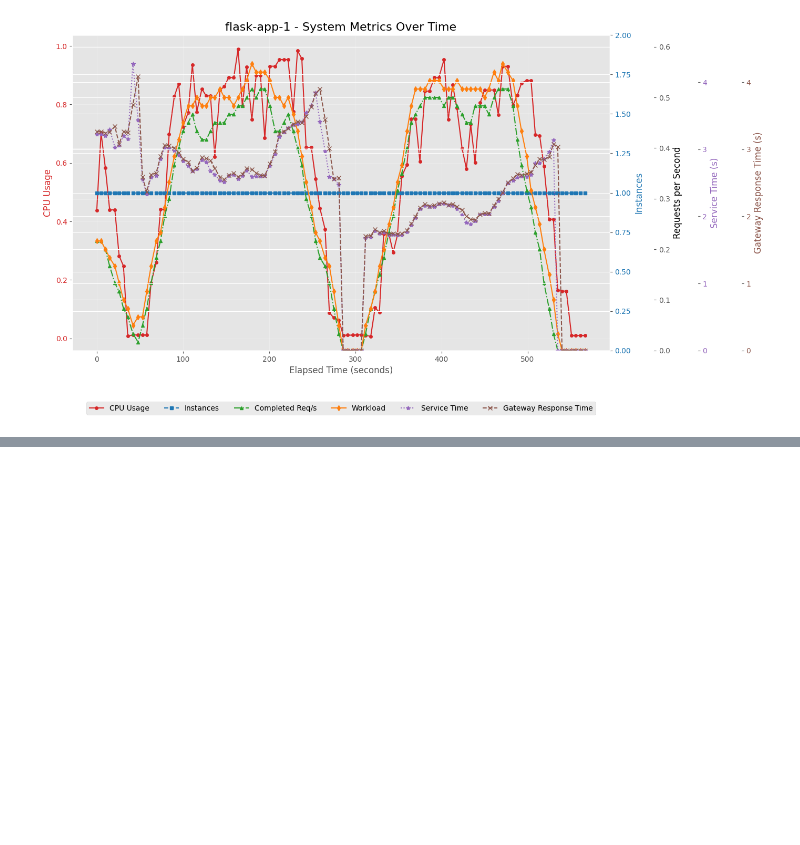
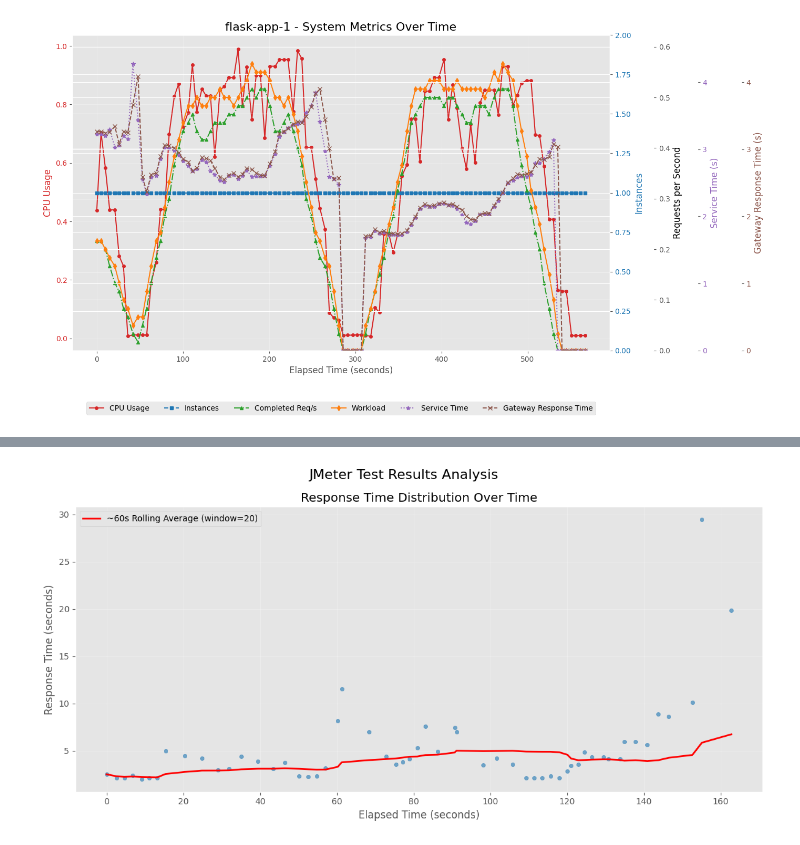
Before and after one commit to chris-carstens/adaptive-resource-management-ai, a Jupyter notebook: log-agent/flask_app_metrics_analysis.ipynb, the cells around one changed output, grey strips where cells are left out. Cells and saved outputs as stored; diff of their text form; code cells hidden in the pictures; blank space fills up the shorter version.

```diff
--- a/log-agent/flask_app_metrics_analysis.ipynb
+++ b/log-agent/flask_app_metrics_analysis.ipynb
@@ -174,0 +264,92 @@ Loaded 108 data points
+# %%
+def visualize_jmeter_data(csv_path='jmeter.csv'):
+    """Create comprehensive visualizations of JMeter test results"""
+    try:
+        # Load JMeter data
+        jmeter_df = pd.read_csv(csv_path)
+        print(f"Loaded {len(jmeter_df)} JMeter records")
+
+        # Convert timestamp and calculate elapsed time
+        jmeter_df['timestamp_dt'] = pd.to_datetime(jmeter_df['timeStamp'], unit='ms')
+        start_time = jmeter_df['timestamp_dt'].min()
+        jmeter_df['elapsed_seconds'] = (jmeter_df['timestamp_dt'] - start_time).dt.total_seconds()
+        jmeter_df['response_time_seconds'] = jmeter_df['elapsed'] / 1000
+
+        # Create single plot
+        fig, ax = plt.subplots(1, 1, figsize=(12, 6))
+        fig.suptitle('JMeter Test Results Analysis', fontsize=16)
+
+        # Response Time Over Time
+        ax.scatter(jmeter_df['elapsed_seconds'], jmeter_df['response_time_seconds'],
+                   alpha=0.6, s=20, color='tab:blue')
+        ax.set_xlabel('Elapsed Time (seconds)')
+        ax.set_ylabel('Response Time (seconds)')
+        ax.set_title('Response Time Distribution Over Time')
+        ax.grid(True, alpha=0.3)
+
+        # Add rolling average using numeric window
+        jmeter_sorted = jmeter_df.sort_values('elapsed_seconds')
+
+        # Calculate window size for approximately 60 seconds
+        time_span = jmeter_sorted['elapsed_seconds'].max() - jmeter_sorted['elapsed_seconds'].min()
+        total_requests = len(jmeter_sorted)
+        avg_requests_per_sec = total_requests / time_span if time_span > 0 else 1
+        window_size = max(1, int(60 * avg_requests_per_sec))
+
+        rolling_avg = jmeter_sorted['response_time_seconds'].rolling(
+            window=window_size, min_periods=1, center=False
+        ).mean()
+
+        ax.plot(jmeter_sorted['elapsed_seconds'], rolling_avg.values, color='red', linewidth=2,
+                label=f'~60s Rolling Average (window={window_size})')
+        ax.legend()
+
+        plt.tight_layout()
+        plt.show()
+
+        # Print summary statistics
+        print("\n=== JMeter Test Summary ===")
+        print(f"Total Requests: {len(jmeter_df)}")
+        print(f"Test Duration: {jmeter_df['elapsed_seconds'].max():.1f} seconds")
+
+        if 'success' in jmeter_df.columns:
+            success_rate = (jmeter_df['success'] == True).mean() * 100
+            print(f"Success Rate: {success_rate:.1f}%")
+        else:
+            print("Success Rate: N/A (no success column)")
+
+        mean_response = jmeter_df['response_time_seconds'].mean()
+        median_response = jmeter_df['response_time_seconds'].median()
+        p95_response = jmeter_df['response_time_seconds'].quantile(0.95)
+        print(f"Average Response Time: {mean_response:.3f} seconds")
+        print(f"Median Response Time: {median_response:.3f} seconds")
+        print(f"95th Percentile: {p95_response:.3f} seconds")
+        print(f"Min Response Time: {jmeter_df['response_time_seconds'].min():.3f} seconds")
+        print(f"Max Response Time: {jmeter_df['response_time_seconds'].max():.3f} seconds")
+        print(f"Average Request Rate: {len(jmeter_df) / jmeter_df['elapsed_seconds'].max():.2f} req/s")
+
+        # Thread-specific statistics
+        if 'threadName' in jmeter_df.columns:
+            print(f"\n=== Thread Performance ===")
+            thread_stats = jmeter_df.groupby('threadName')['response_time_seconds'].agg(['mean', 'std', 'count'])
+            for thread_name, stats in thread_stats.iterrows():
+                print(f"{thread_name}: {stats['mean']:.3f}s ± {stats['std']:.3f}s (n={stats['count']})")
+        else:
+            print("\n=== Thread Performance ===")
+            print("No thread information available in data")
+
+    except FileNotFoundError:
+        print(f"Error: JMeter CSV file '{csv_path}' not found")
+        print("Make sure the file exists in the current directory")
+        print("Current working directory files:")
+        import os
+        files = [f for f in os.listdir('.') if f.endswith('.csv')]
+        print(f"CSV files found: {files}")
+    except Exception as e:
+        print(f"Error loading JMeter data: {e}")
+        import traceback
+        traceback.print_exc()
+
+# Visualize the JMeter data
+visualize_jmeter_data('jmeter.csv')
+# %% [output]
@@ -174,0 +357 @@ Loaded 108 data points
+[figure, added]
```
Also changed, not shown: parts of 6 cells of this notebook, 21 other files.
